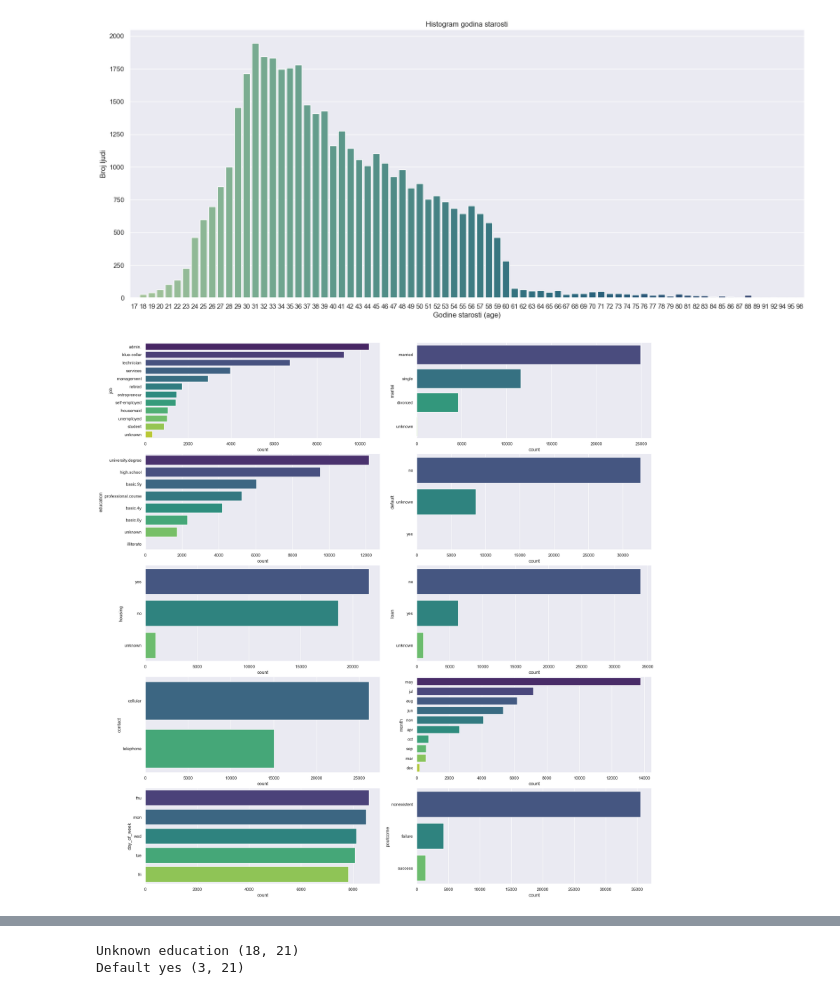
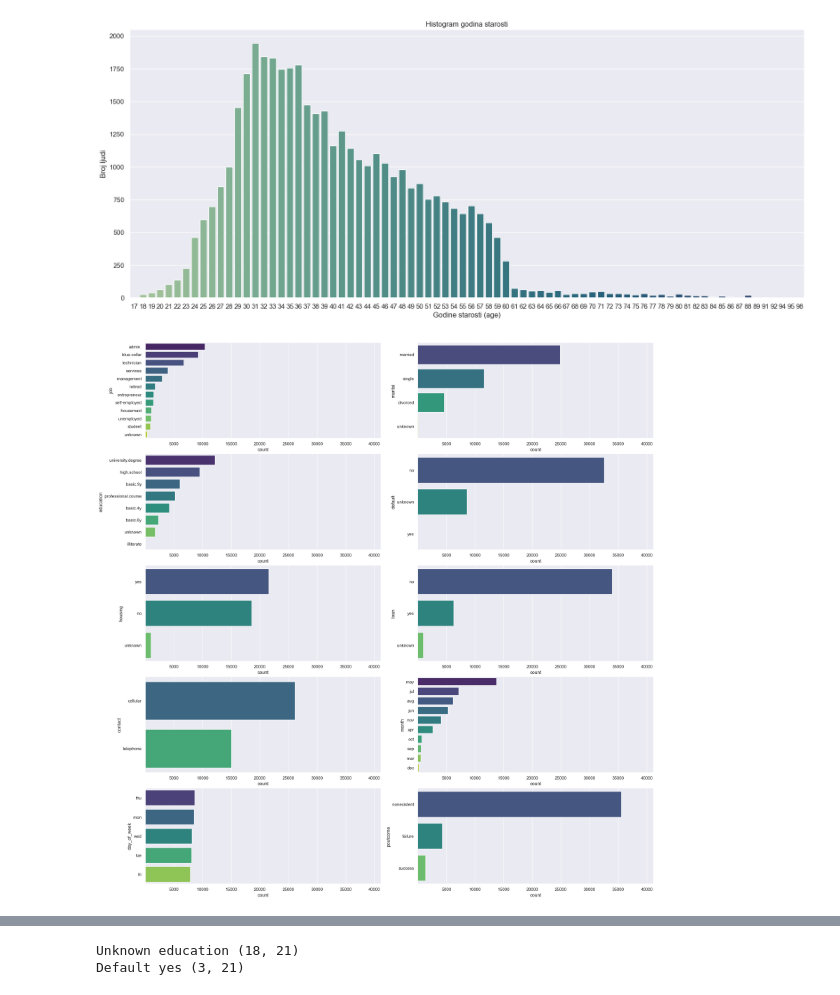
Before and after one commit to MilicaRangelov/Masinsko_ucenje, a Jupyter notebook: prvi_projekat/bank_marketing _additional.ipynb, the cells around one changed output, grey strips where cells are left out. Saved outputs shown, nothing was run; the diff lists cells and outputs as text; code cells hidden in the pictures.

```diff
--- a/prvi_projekat/bank_marketing _additional.ipynb
+++ b/prvi_projekat/bank_marketing _additional.ipynb
@@ -178,9 +179,11 @@ sns.despine()
 # %%
 fig, axs = plt.subplots(5, 2, figsize=(20, 20), constrained_layout=True)
 categorical = df.select_dtypes(include='object').columns.tolist()
 for i, f in enumerate(categorical[:-1]):
+    ax = axs[i // 2][ i % 2]
     sns.countplot(y=f, data=df,
                   ax=axs[i//2][i % 2],
                   order=df[f].value_counts().index, palette='viridis')
+    ax.set_xlim(1, df.shape[0])
 # %% [output]
-[figure, old version]
+[figure, new version]
```
Also changed, not shown: parts of 26 cells of this notebook.
